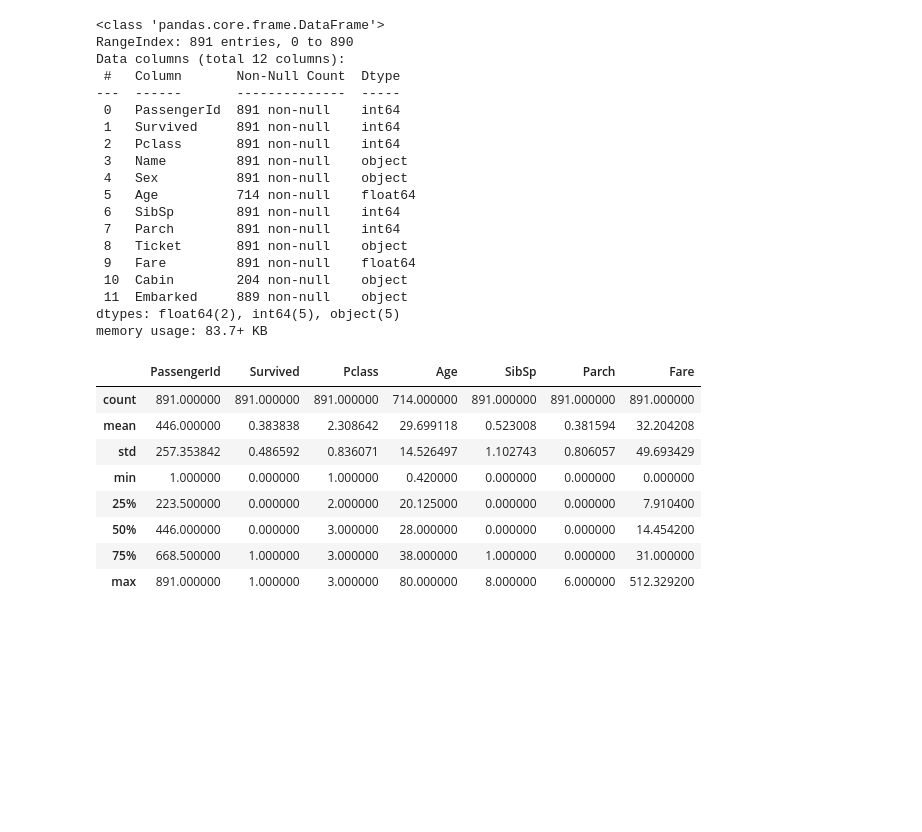
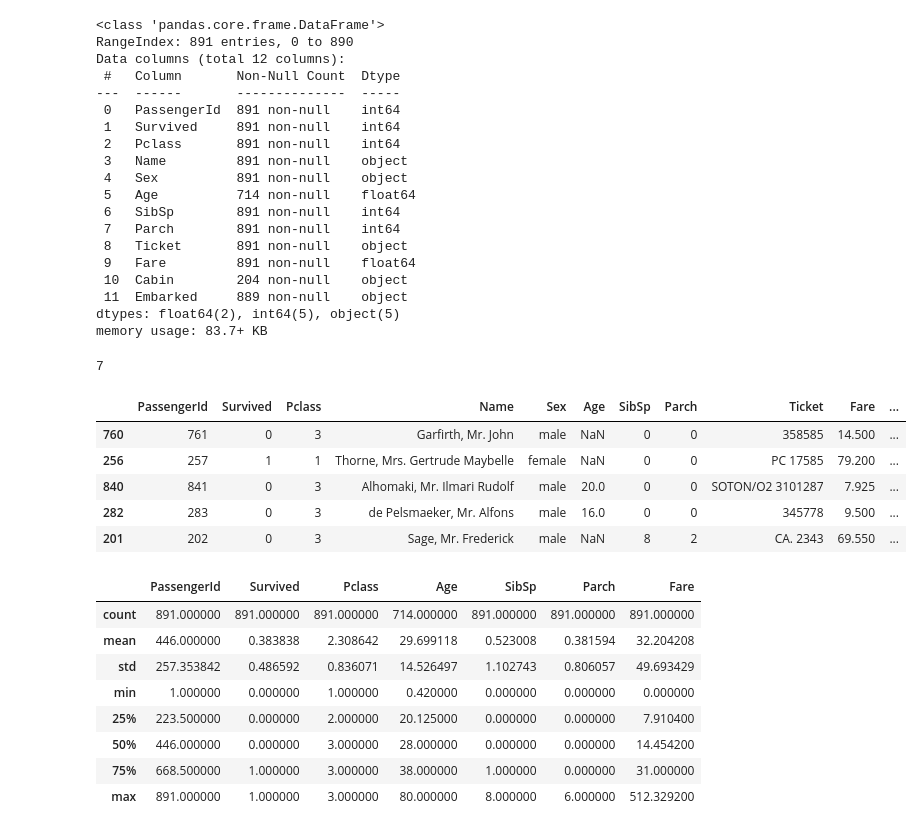
Before and after one commit to sepeca15/Data-Preprocessing-Project-Tutorial, a Jupyter notebook: exploratory-data-analysis-to-titanic/explore.ipynb, the cells around one changed output. Cells and saved outputs as stored; diff of their text form; code cells hidden in the pictures; blank space fills up the shorter version.

```diff
--- a/exploratory-data-analysis-to-titanic/explore.ipynb
+++ b/exploratory-data-analysis-to-titanic/explore.ipynb
@@ -109,6 +112,22 @@ Data columns (total 12 columns):
  11  Embarked     889 non-null    object
 dtypes: float64(2), int64(5), object(5)
 memory usage: 83.7+ KB
+# %%
+train_data.PassengerId.nunique()
+train_data.Ticket.nunique()
+train_data.Cabin.nunique()
+train_data.Parch.nunique()
+# %% [output]
+7
+# %%
+train_data.sample(5)
+# %% [output]
+|  | PassengerId | Survived | Pclass | Name | Sex | Age | SibSp | Parch | Ticket | Fare | ... |
+| 760 | 761 | 0 | 3 | Garfirth, Mr. John | male | NaN | 0 | 0 | 358585 | 14.500 | ... |
+| 256 | 257 | 1 | 1 | Thorne, Mrs. Gertrude Maybelle | female | NaN | 0 | 0 | PC 17585 | 79.200 | ... |
+| 840 | 841 | 0 | 3 | Alhomaki, Mr. Ilmari Rudolf | male | 20.0 | 0 | 0 | SOTON/O2 3101287 | 7.925 | ... |
+| 282 | 283 | 0 | 3 | de Pelsmaeker, Mr. Alfons | male | 16.0 | 0 | 0 | 345778 | 9.500 | ... |
+| 201 | 202 | 0 | 3 | Sage, Mr. Frederick | male | NaN | 8 | 2 | CA. 2343 | 69.550 | ... |
 # %%
 train_data.describe()
 # %% [output]
```
Also changed, not shown: parts of 14 cells of this notebook.
